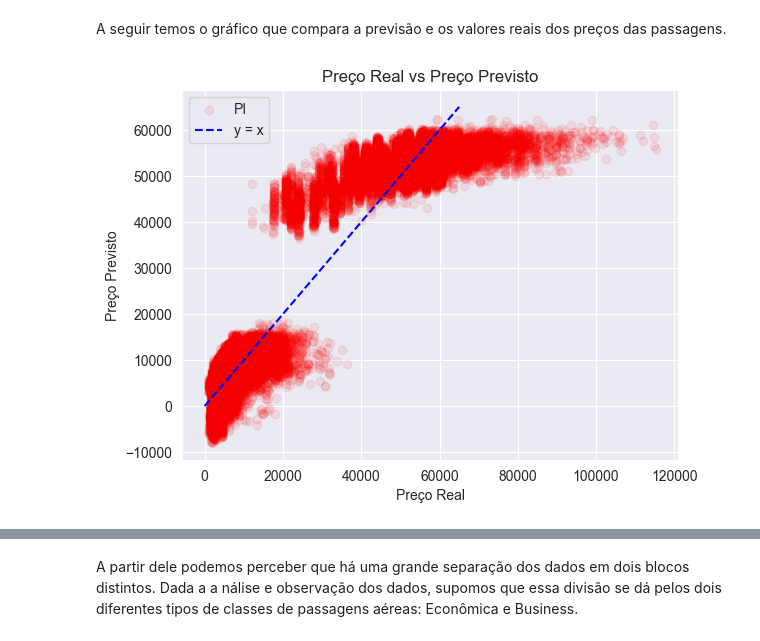
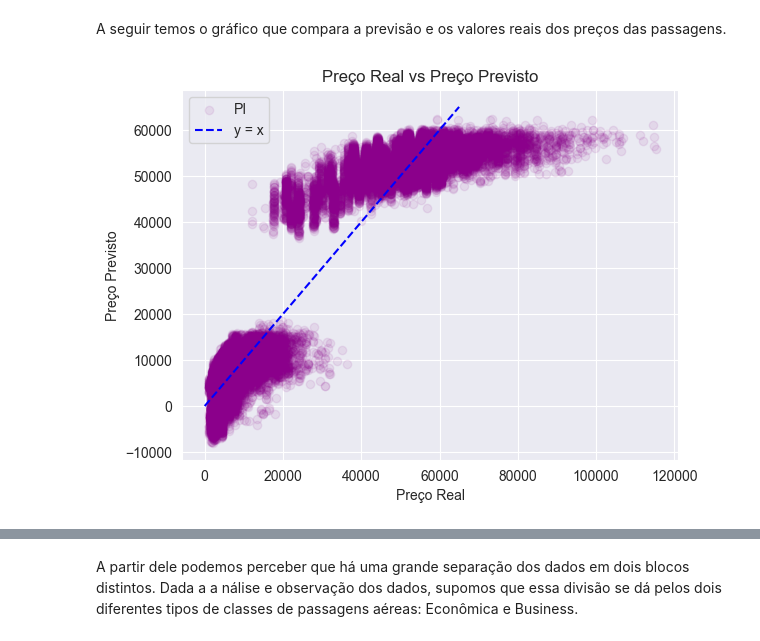
Before and after one commit to PAULA-123/LinearRegression, a Jupyter notebook: Avião_previsão.ipynb, the cells around one changed output, grey strips where cells are left out. Cells and saved outputs as stored; diff of their text form; code cells hidden in the pictures.

```diff
--- a/Avião_previsão.ipynb
+++ b/Avião_previsão.ipynb
@@ -752,15 +838,15 @@ A seguir temos o gráfico que compara a previsão e os valores reais dos preços
 # %%
 #plot o gráfico do y_test vs y_pred
 x = np.linspace(0, 65000, 10 )  # No exemplo, escolhemos valores de 0 a 10
 y = x  # A função y = x
 
 # Plotar a linha x = y
-plt.scatter(y_test, y_pred_PI, color='red', label='PI', alpha=0.08)
+plt.scatter(y_test, y_pred_PI, color='darkmagenta', label='PI', alpha=0.08)
 plt.plot(x, y, label='y = x', color='blue', linestyle='--')
 plt.xlabel("Preço Real")
 plt.ylabel("Preço Previsto")
 plt.title("Preço Real vs Preço Previsto")
 plt.legend()
 plt.show()
 # %% [output]
-[figure, old version]
+[figure, new version]
```
Also changed, not shown: parts of 42 cells of this notebook.
